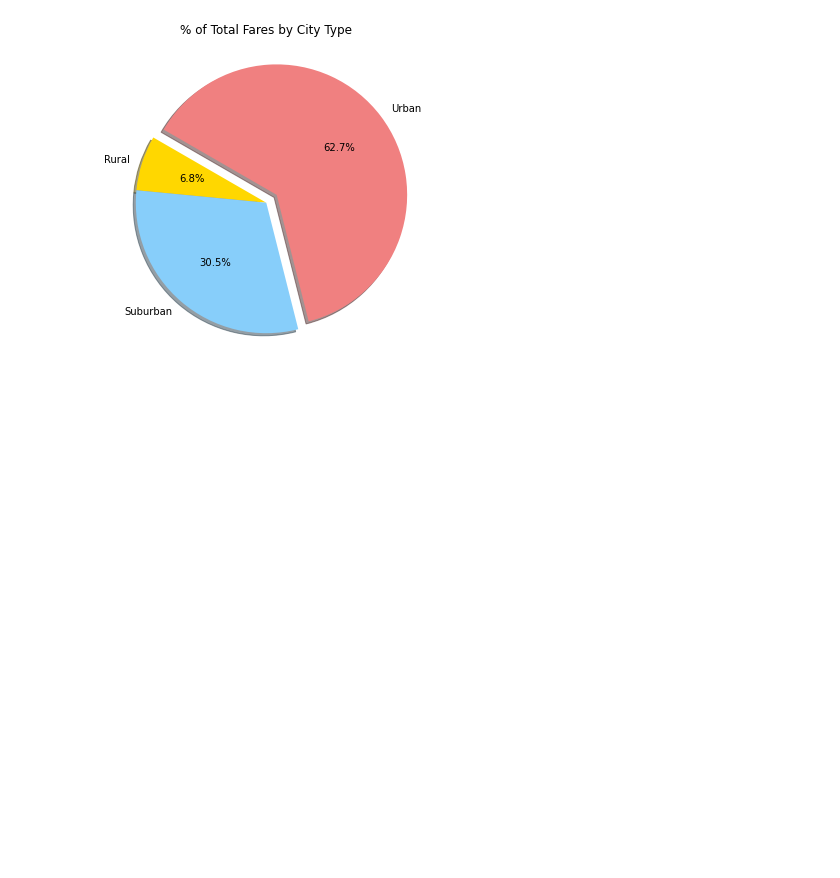
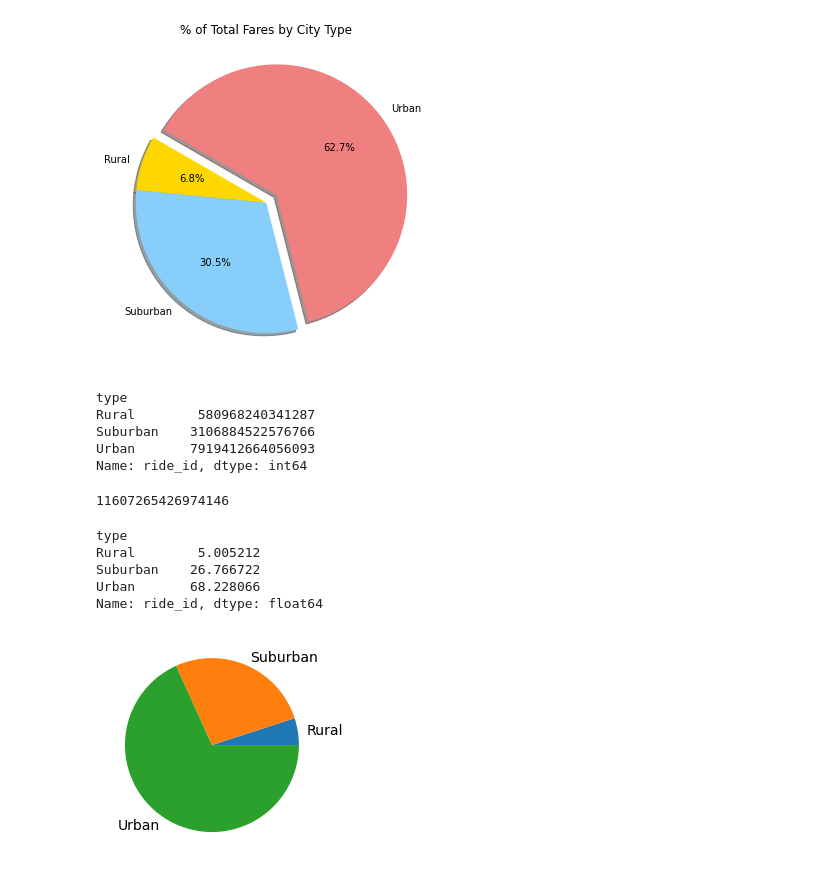
Before and after one commit to MariaGarzon/PyBer_Analysis, a Jupyter notebook: PyBer.ipynb, the cells around one changed output. Drawn from its saved outputs; the diff is of its cells as text; code cells hidden in the pictures; blank space fills up the shorter version.

```diff
--- a/PyBer.ipynb
+++ b/PyBer.ipynb
@@ -653,3 +653,35 @@ plt.savefig("analysis/Fig5.png")
 plt.show()
 # %% [output]
 [figure]
+# %%
+# Get the sum of the fares for each city type.
+sum_rides_by_type = pyber_data_df.groupby(["type"]).sum()["ride_id"]
+sum_rides_by_type
+# %% [output]
+type
+Rural        580968240341287
+Suburban    3106884522576766
+Urban       7919412664056093
+Name: ride_id, dtype: int64
+# %%
+# Get the sum of all the fares.
+total_rides = pyber_data_df["ride_id"].sum()
+total_rides
+# %% [output]
+11607265426974146
+# %%
+# Calculate the percentage of fare for each city type.
+type_rides_percents = 100 * sum_rides_by_type / total_rides
+type_rides_percents
+# %% [output]
+type
+Rural        5.005212
+Suburban    26.766722
+Urban       68.228066
+Name: ride_id, dtype: float64
+# %%
+# Build the percentage of fares by city type pie chart.
+plt.pie(type_rides_percents, labels=["Rural", "Suburban", "Urban"])
+plt.show()
+# %% [output]
+[figure, added]
```
Also changed, not shown: parts of 1 cell of this notebook, 1 other file.
